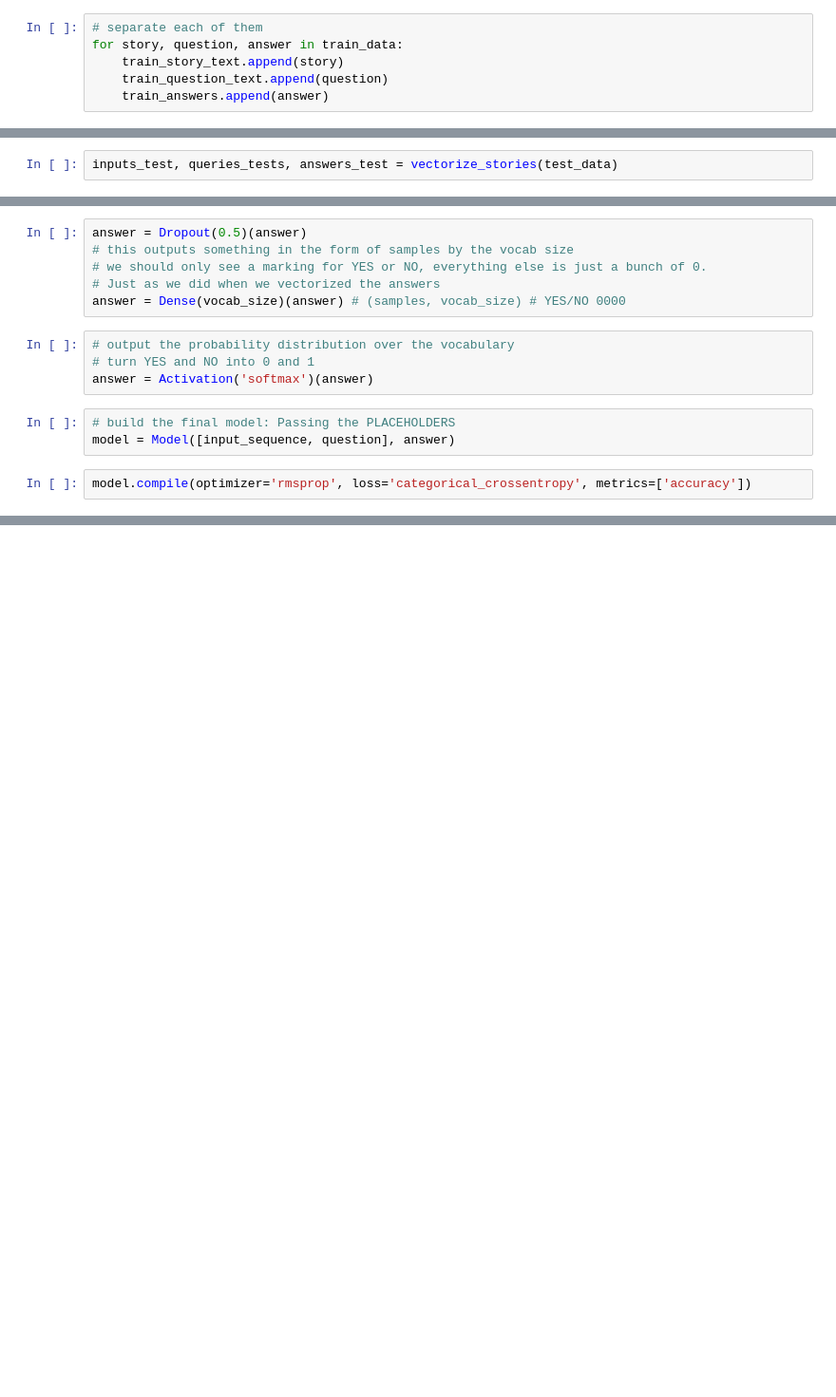
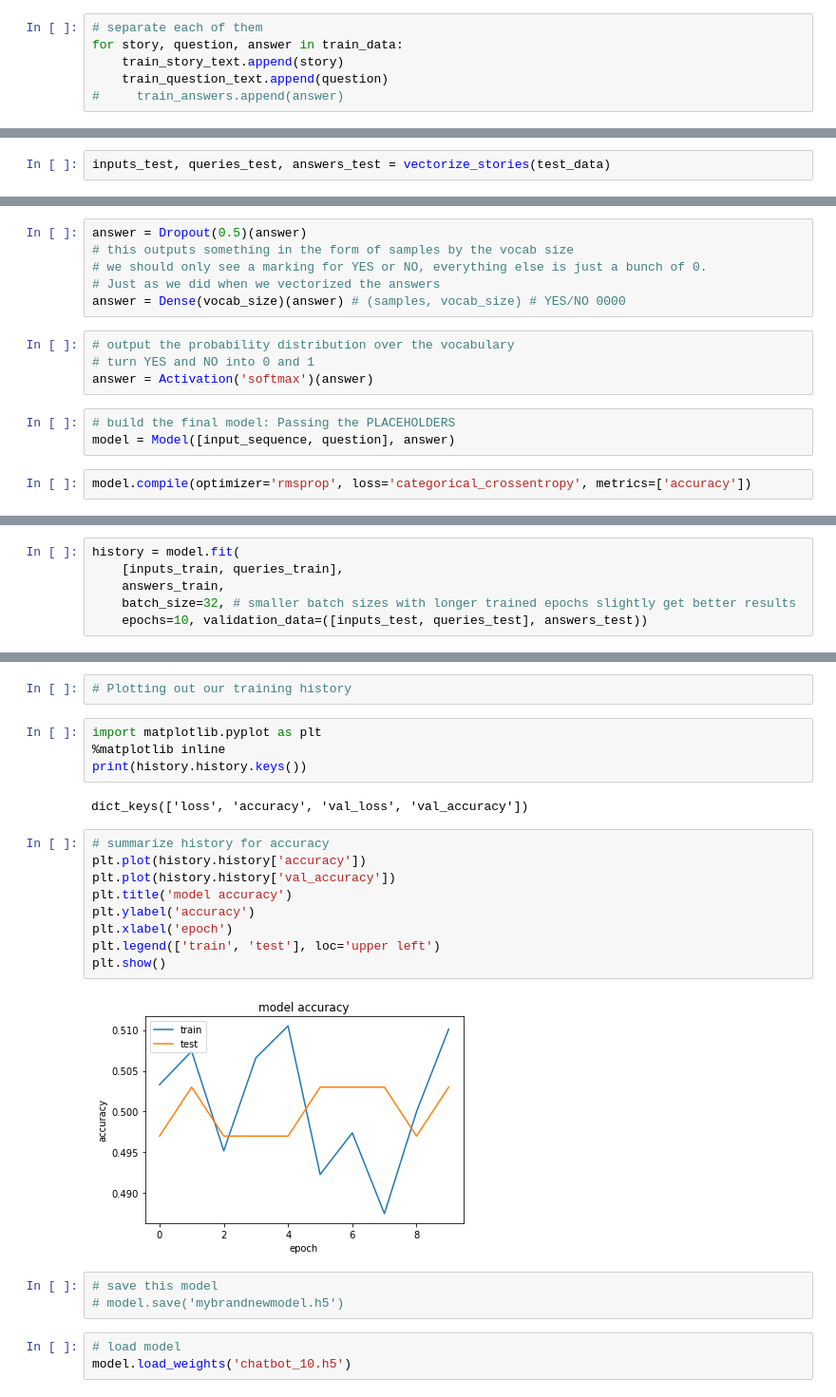
Before and after one commit to abel672/nlp-with-python-udemy, a Jupyter notebook: 06-Deep-Learning/02-Chat-Bots2.ipynb, the cells around one changed output, grey strips where cells are left out. Shown at 95% size. Drawn from its saved outputs; the diff is of its cells as text; blank space fills up the shorter version.

```diff
--- a/06-Deep-Learning/02-Chat-Bots2.ipynb
+++ b/06-Deep-Learning/02-Chat-Bots2.ipynb
@@ -165,7 +173,7 @@ train_answers = []
 for story, question, answer in train_data:
     train_story_text.append(story)
     train_question_text.append(question)
-    train_answers.append(answer)
+#     train_answers.append(answer)
 # %%
 # turning each text's word into its matching word sequence (check tokenizer.word_index)
 train_story_seq = tokenizer.texts_to_sequences(train_story_text)
@@ -228,7 +236,7 @@ def vectorize_stories(data, word_index=tokenizer.word_index, max_story_len=max_s
 # now we have our data formatted (Vectorized) and we can use it to create our models
 inputs_train, queries_train, answers_train = vectorize_stories(train_data)
 # %%
-inputs_test, queries_tests, answers_test = vectorize_stories(test_data)
+inputs_test, queries_test, answers_test = vectorize_stories(test_data)
 # %%
 inputs_test
 # %% [output]
@@ -381,0 +392,6 @@ ________________________________________________________________________________
+# %%
+history = model.fit(
+    [inputs_train, queries_train],
+    answers_train,
+    batch_size=32, # smaller batch sizes with longer trained epochs slightly get better results
+    epochs=10, validation_data=([inputs_test, queries_test], answers_test))
@@ -381,0 +419,25 @@ ________________________________________________________________________________
+# %%
+# Plotting out our training history
+# %%
+import matplotlib.pyplot as plt
+%matplotlib inline
+print(history.history.keys())
+# %% [output]
+dict_keys(['loss', 'accuracy', 'val_loss', 'val_accuracy'])
+# %%
+# summarize history for accuracy
+plt.plot(history.history['accuracy'])
+plt.plot(history.history['val_accuracy'])
+plt.title('model accuracy')
+plt.ylabel('accuracy')
+plt.xlabel('epoch')
+plt.legend(['train', 'test'], loc='upper left')
+plt.show()
+# %% [output]
+[figure, added]
+# %%
+# save this model
+# model.save('mybrandnewmodel.h5')
+# %%
+# load model
+model.load_weights('chatbot_10.h5')
```
Also changed, not shown: parts of 39 cells of this notebook, 1 other file.
